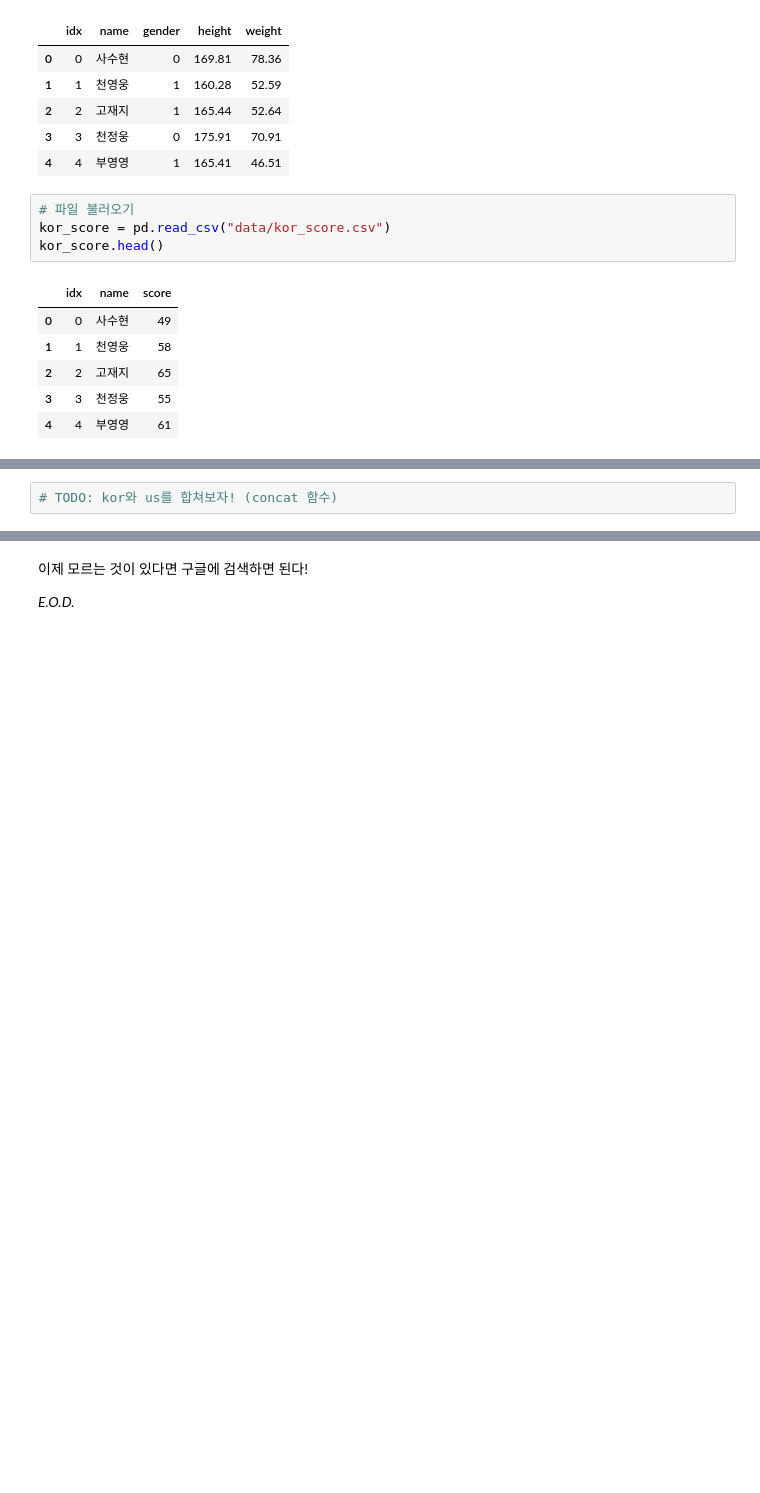
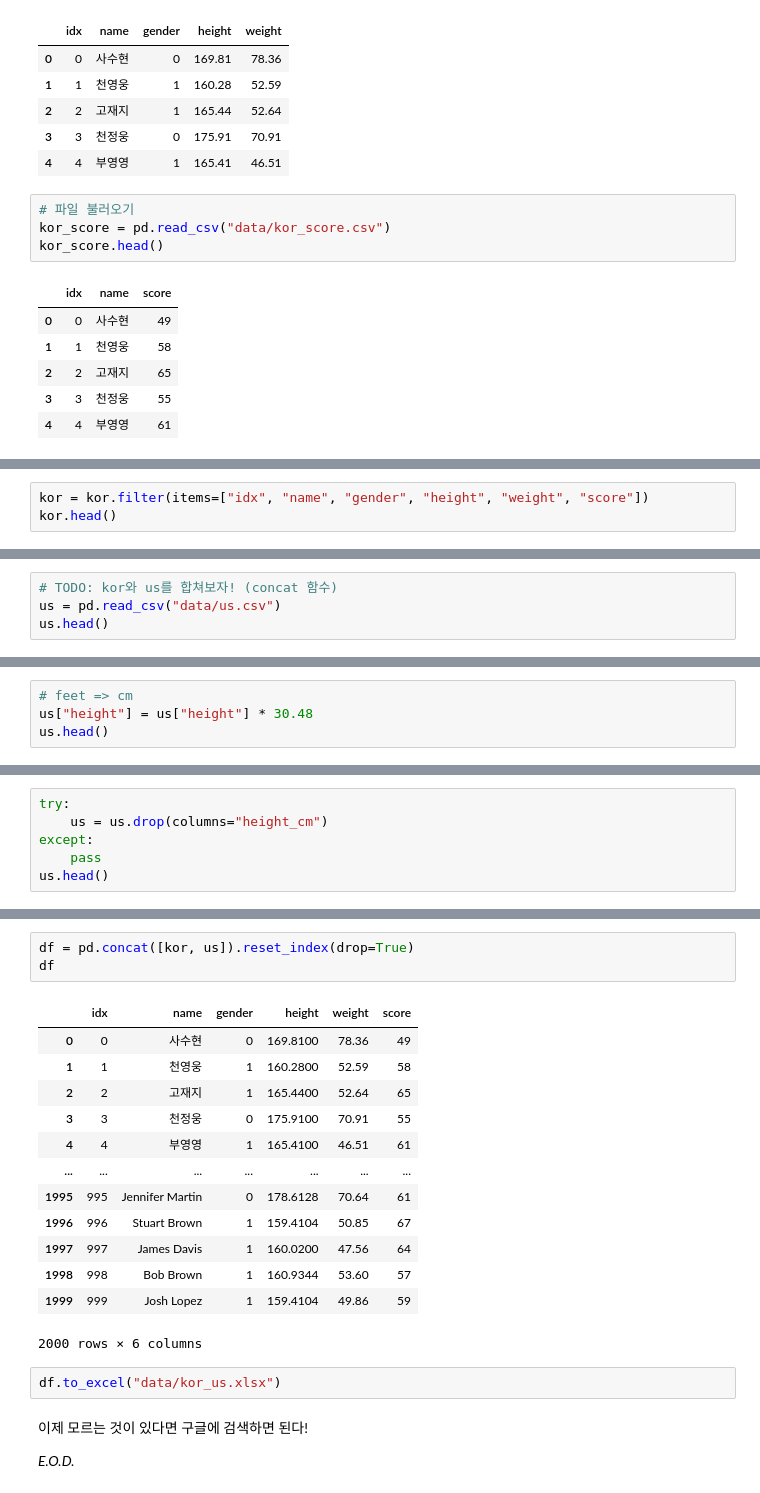
Before and after one commit to jessekim-ck/coding-kindergarten-2, a Jupyter notebook: week6/pandas.ipynb, the cells around one changed output, grey strips where cells are left out. Cells and saved outputs as stored; diff of their text form; blank space fills up the shorter version.

```diff
--- a/week6/pandas.ipynb
+++ b/week6/pandas.ipynb
@@ -105,0 +135,3 @@ kor_score.head()
+# %%
+kor = kor.filter(items=["idx", "name", "gender", "height", "weight", "score"])
+kor.head()
@@ -106,2 +145,4 @@ kor_score.head()
 # %%
 # TODO: kor와 us를 합쳐보자! (concat 함수)
+us = pd.read_csv("data/us.csv")
+us.head()
@@ -109,0 +156,4 @@ kor_score.head()
+# %%
+# feet => cm
+us["height"] = us["height"] * 30.48
+us.head()
@@ -109,0 +167,6 @@ kor_score.head()
+# %%
+try:
+    us = us.drop(columns="height_cm")
+except:
+    pass
+us.head()
@@ -110,3 +180,22 @@ kor_score.head()
+# %%
+df = pd.concat([kor, us]).reset_index(drop=True)
+df
+# %% [output]
+|  | idx | name | gender | height | weight | score |
+| 0 | 0 | 사수현 | 0 | 169.8100 | 78.36 | 49 |
+| 1 | 1 | 천영웅 | 1 | 160.2800 | 52.59 | 58 |
+| 2 | 2 | 고재지 | 1 | 165.4400 | 52.64 | 65 |
+| 3 | 3 | 천정웅 | 0 | 175.9100 | 70.91 | 55 |
+| 4 | 4 | 부영영 | 1 | 165.4100 | 46.51 | 61 |
+| ... | ... | ... | ... | ... | ... | ... |
+| 1995 | 995 | Jennifer Martin | 0 | 178.6128 | 70.64 | 61 |
+| 1996 | 996 | Stuart Brown | 1 | 159.4104 | 50.85 | 67 |
+| 1997 | 997 | James Davis | 1 | 160.0200 | 47.56 | 64 |
+| 1998 | 998 | Bob Brown | 1 | 160.9344 | 53.60 | 57 |
+| 1999 | 999 | Josh Lopez | 1 | 159.4104 | 49.86 | 59 |
+2000 rows × 6 columns
+# %%
+df.to_excel("data/kor_us.xlsx")
 # %% [markdown]
 이제 모르는 것이 있다면 구글에 검색하면 된다!
 
```
Also changed, not shown: parts of 19 cells of this notebook, 4 other files.
